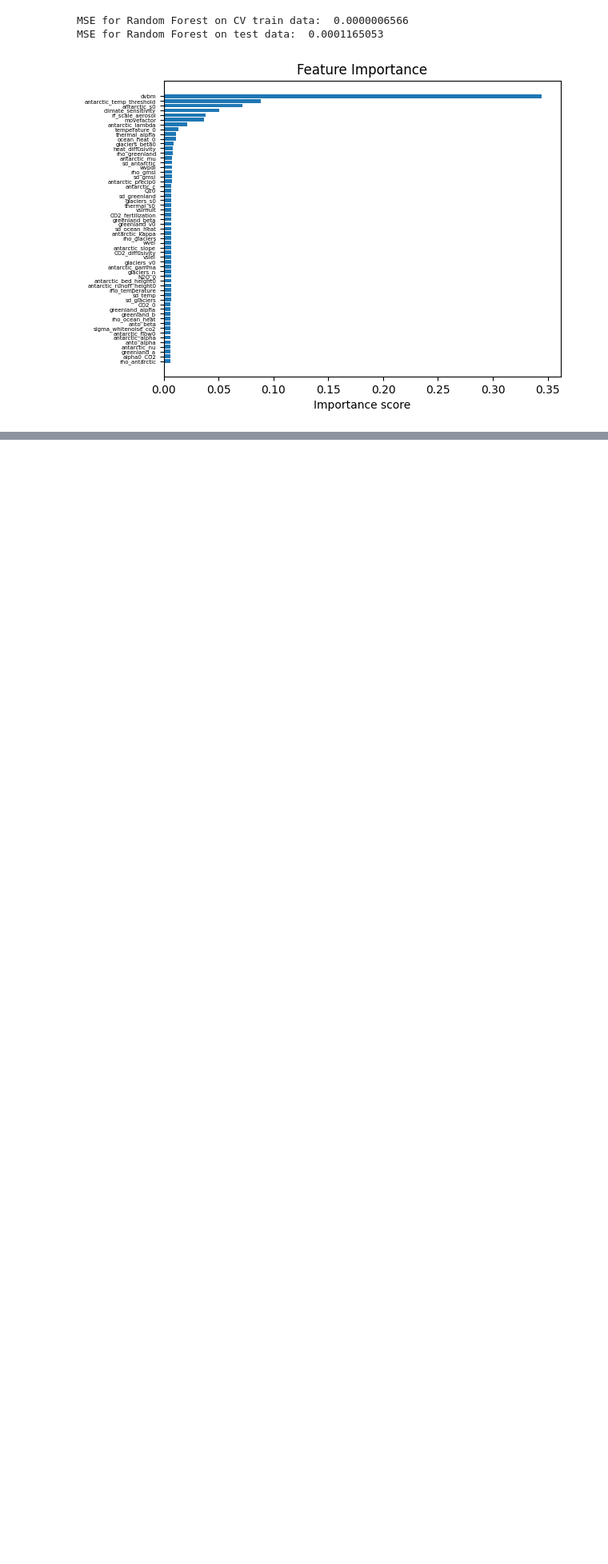
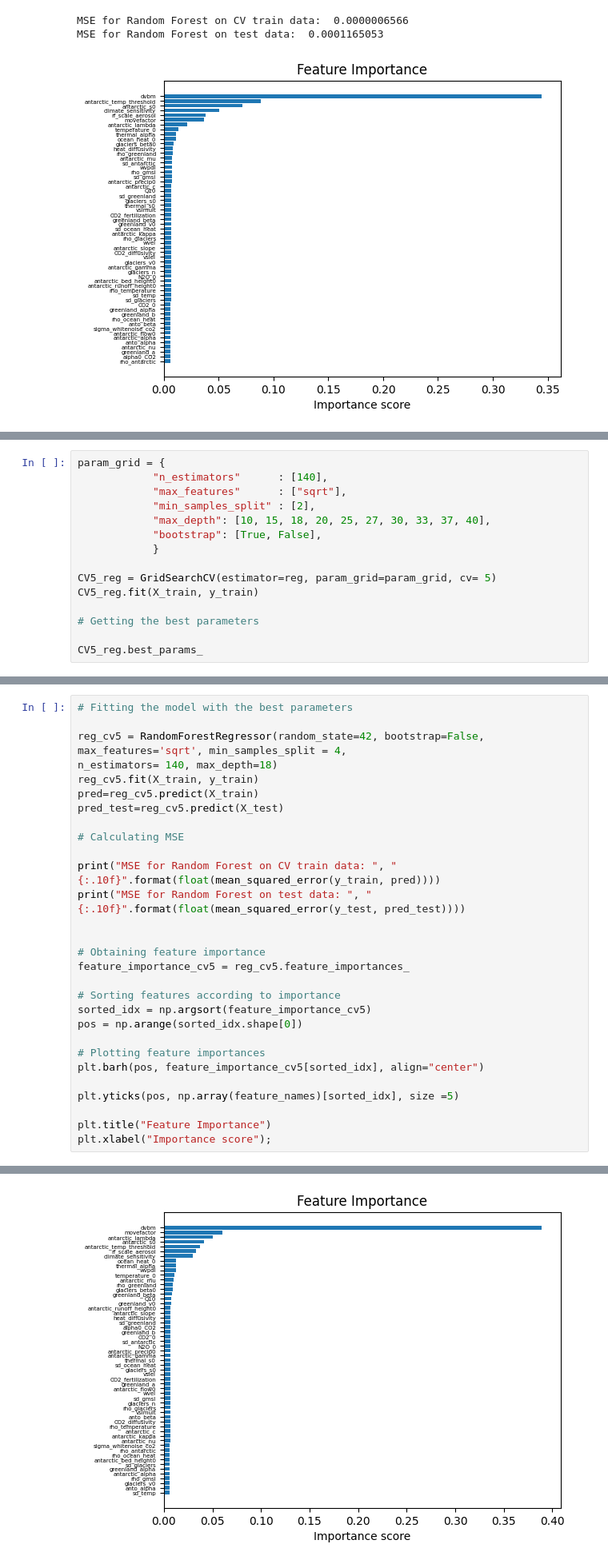
Before and after one commit to Prasannar07/Sea-level-rise, a Jupyter notebook: sneasybrick-ciam copy.ipynb, the cells around one changed output, grey strips where cells are left out. Shown: that part at 80% size. Drawn from its saved outputs; the diff is of its cells as text; blank space fills up the shorter version.

```diff
--- a/sneasybrick-ciam copy.ipynb
+++ b/sneasybrick-ciam copy.ipynb
@@ -406,0 +485,15 @@ MSE for Random Forest on test data:  0.0001165053
+# %%
+param_grid = {
+            "n_estimators"      : [140],
+            "max_features"      : ["sqrt"],
+            "min_samples_split" : [2],
+            "max_depth": [10, 15, 18, 20, 25, 27, 30, 33, 37, 40],
+            "bootstrap": [True, False],
+            }
+
+CV5_reg = GridSearchCV(estimator=reg, param_grid=param_grid, cv= 5)
+CV5_reg.fit(X_train, y_train)
+
+# Getting the best parameters
+
+CV5_reg.best_params_
@@ -406,0 +506,30 @@ MSE for Random Forest on test data:  0.0001165053
+# %%
+# Fitting the model with the best parameters
+
+reg_cv5 = RandomForestRegressor(random_state=42, bootstrap=False, max_features='sqrt', min_samples_split = 4,
+n_estimators= 140, max_depth=18)
+reg_cv5.fit(X_train, y_train)
+pred=reg_cv5.predict(X_train)
+pred_test=reg_cv5.predict(X_test)
+
+# Calculating MSE
+
+print("MSE for Random Forest on CV train data: ", "{:.10f}".format(float(mean_squared_error(y_train, pred))))
+print("MSE for Random Forest on test data: ", "{:.10f}".format(float(mean_squared_error(y_test, pred_test))))
+
+
+# Obtaining feature importance
+feature_importance_cv5 = reg_cv5.feature_importances_
+
+# Sorting features according to importance
+sorted_idx = np.argsort(feature_importance_cv5)
+pos = np.arange(sorted_idx.shape[0])
+
+# Plotting feature importances
+plt.barh(pos, feature_importance_cv5[sorted_idx], align="center")
+
+plt.yticks(pos, np.array(feature_names)[sorted_idx], size =5)
+
+plt.title("Feature Importance")
+plt.xlabel("Importance score");
+# %% [output]
@@ -406,0 +538 @@ MSE for Random Forest on test data:  0.0001165053
+[figure, added]
```
Also changed, not shown: parts of 8 cells of this notebook.
